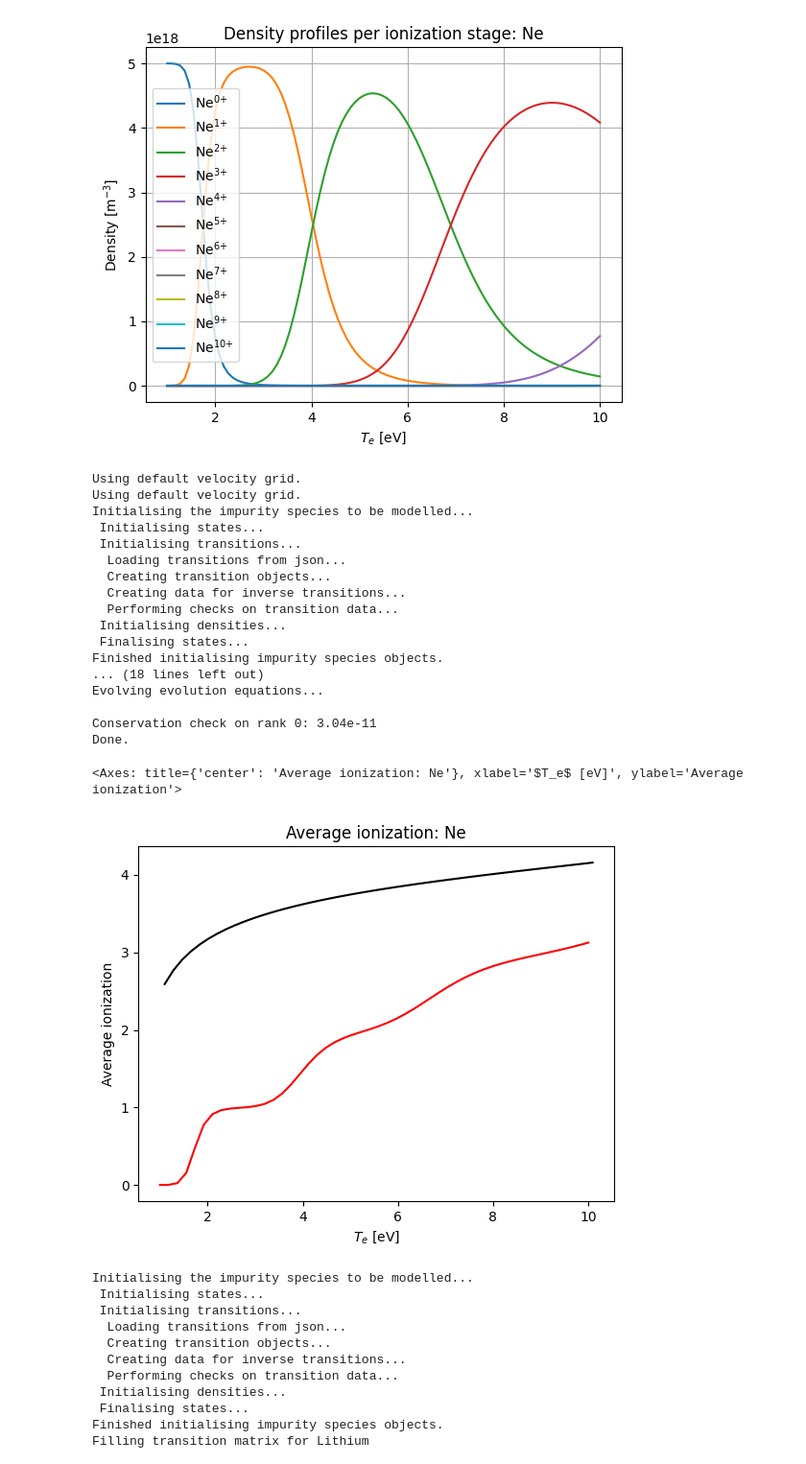
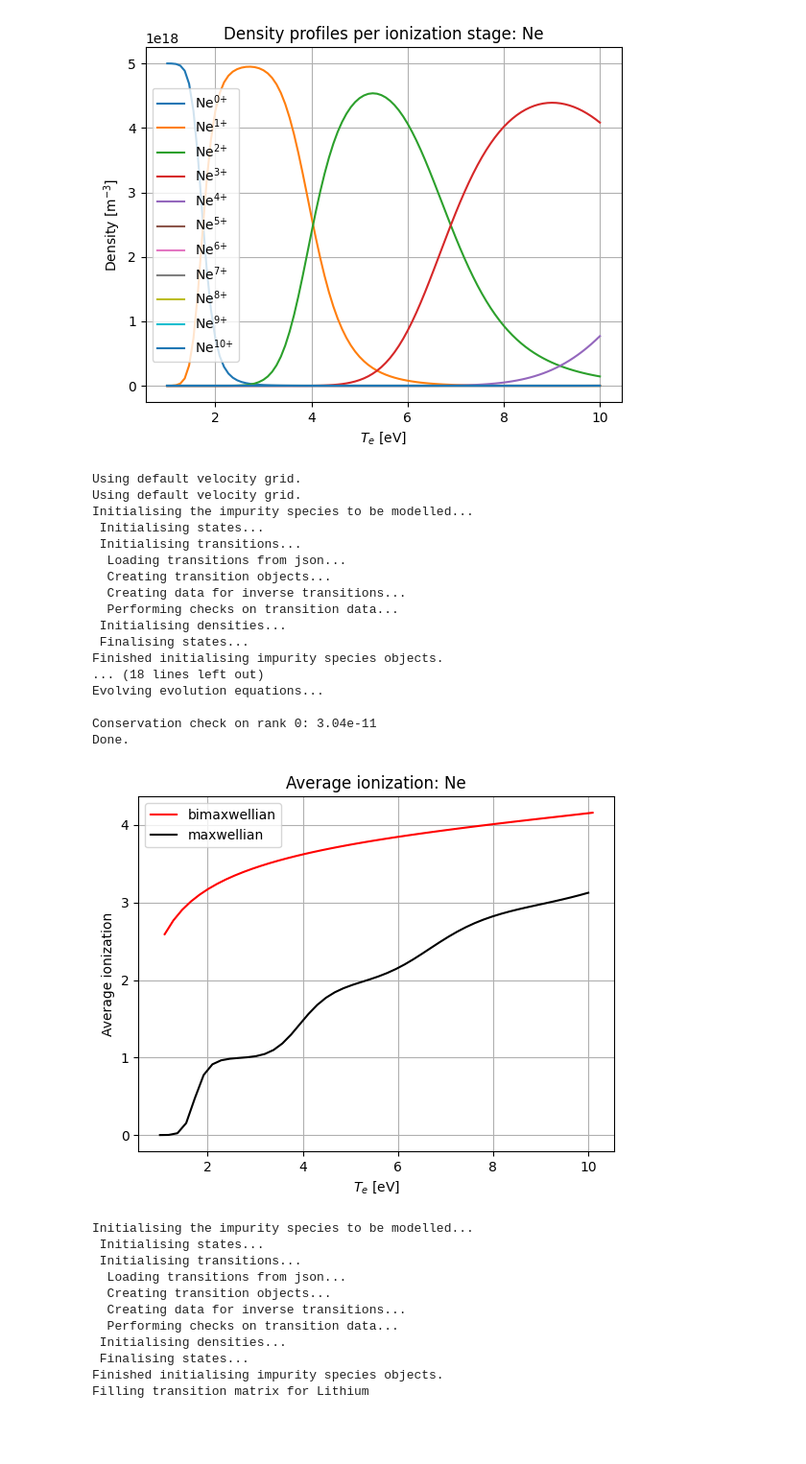
Before and after one commit to Plasdom/SIKE, a Jupyter notebook: notebooks/demo.ipynb, the cells around one changed output. Shown at 96% size. Saved outputs shown, nothing was run; the diff lists cells and outputs as text; code cells hidden in the pictures; blank space fills up the shorter version.

```diff
--- a/notebooks/demo.ipynb
+++ b/notebooks/demo.ipynb
@@ -71,37 +71,38 @@ ne = 1e20 * np.ones(nx)
 Thot = 100 * np.ones(nx)
 
 el = "Ne"
 hot_frac = 0.001
 fe = sike.get_bimaxwellians(
     n1=hot_frac * ne, n2=(1 - hot_frac) * ne, T1=Thot, T2=Te, normalised=False
 )
 c_bm = sike.SIKERun(fe=fe, element=el)
 ds_bm = c_bm.evolve(dt_s=1e0)
 c_m = sike.SIKERun(Te=Te, ne=ne, element=el)
 ds_m = c_m.evolve(dt_s=1e0)
 
-ax = sike.plotting.plot_Zavg(ds_bm, color="black")
-sike.plotting.plot_Zavg(ds_m, color="red", ax=ax)
+ax = sike.plotting.plot_Zavg(ds_bm, color="red", label="bimaxwellian")
+sike.plotting.plot_Zavg(ds_m, color="black", ax=ax, label="maxwellian")
+ax.legend()
+ax.grid()
 # %% [output]
 Using default velocity grid.
 Using default velocity grid.
 Initialising the impurity species to be modelled...
  Initialising states...
  Initialising transitions...
   Loading transitions from json...
   Creating transition objects...
   Creating data for inverse transitions...
   Performing checks on transition data...
  Initialising densities...
  Finalising states...
 Finished initialising impurity species objects.
 ... (18 lines left out)
 Evolving evolution equations...
 
 Conservation check on rank 0: 3.04e-11
 Done.
-<Axes: title={'center': 'Average ionization: Ne'}, xlabel='$T_e$ [eV]', ylabel='Average ionization'>
-[figure, old version]
+[figure, new version]
 # %%
 # 4. Use the evolve method to advance the solution a set timestep
 nx = 100
```
Also changed, not shown: 3 other files.
